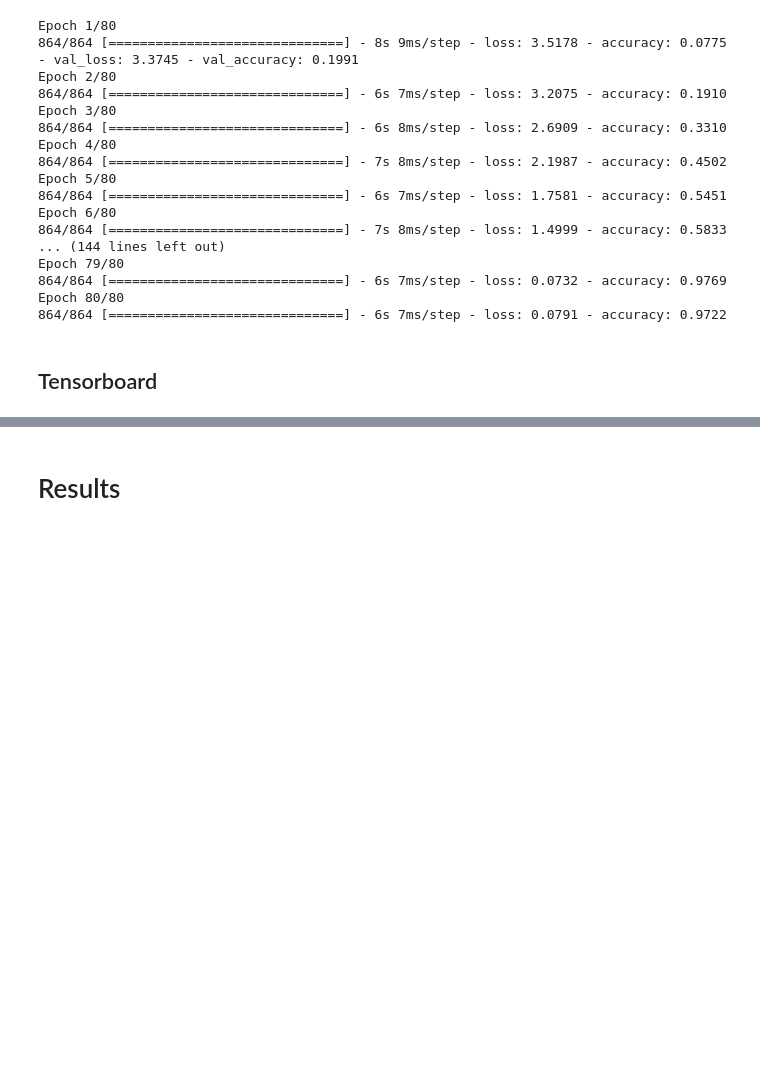
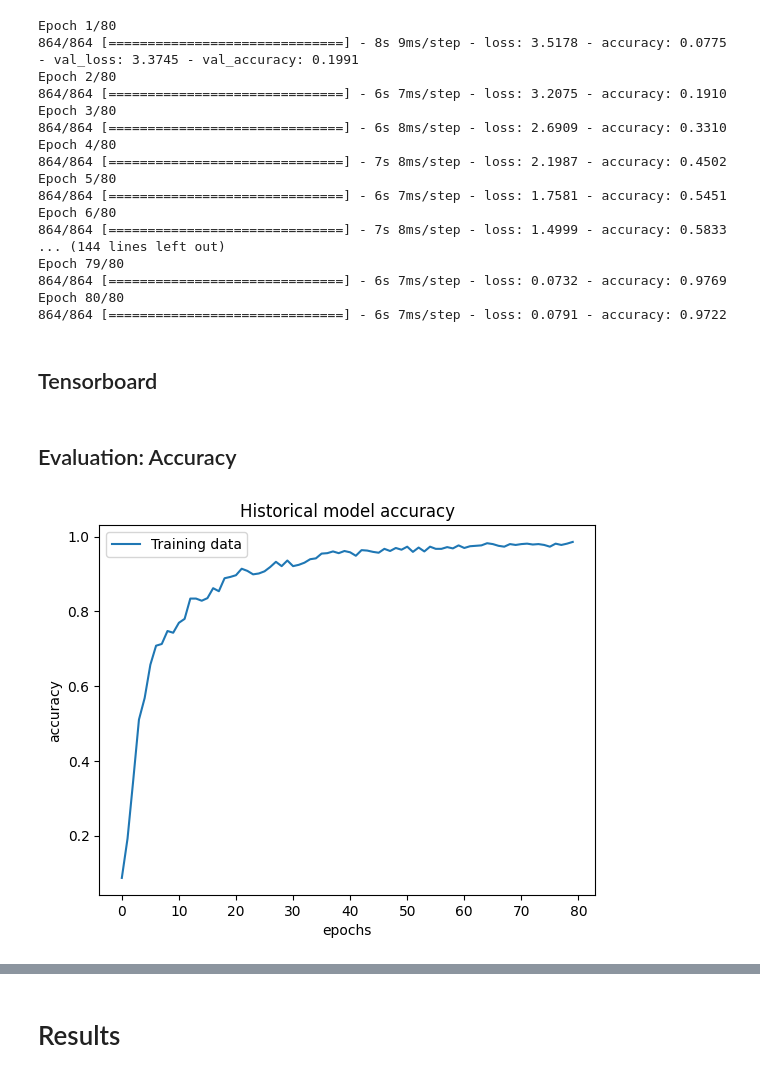
Before and after one commit to IIPeteII/car-license-plate-recognition-clean, a Jupyter notebook: final_full_app_notebook.ipynb, the cells around one changed output, grey strips where cells are left out. Cells and saved outputs as stored; diff of their text form; code cells hidden in the pictures; blank space fills up the shorter version.

Commit message:
Some small changes to model evaluation

```diff
--- a/final_full_app_notebook.ipynb
+++ b/final_full_app_notebook.ipynb
@@ -241,3 +261,15 @@ Epoch 80/80
 #!kill 6360
 %load_ext tensorboard
 %tensorboard --logdir logs/fit
+# %% [markdown]
+## Evaluation: Accuracy
+# %%
+# Visualize the accuracy
+plt.plot(model_history.history['accuracy'])
+plt.xlabel('epochs')
+plt.ylabel('accuracy')
+plt.legend(['Training data'])
+plt.title('Historical model accuracy')
+plt.show()
+# %% [output]
+[figure, added]
```
Also changed, not shown: parts of 3 cells of this notebook.
